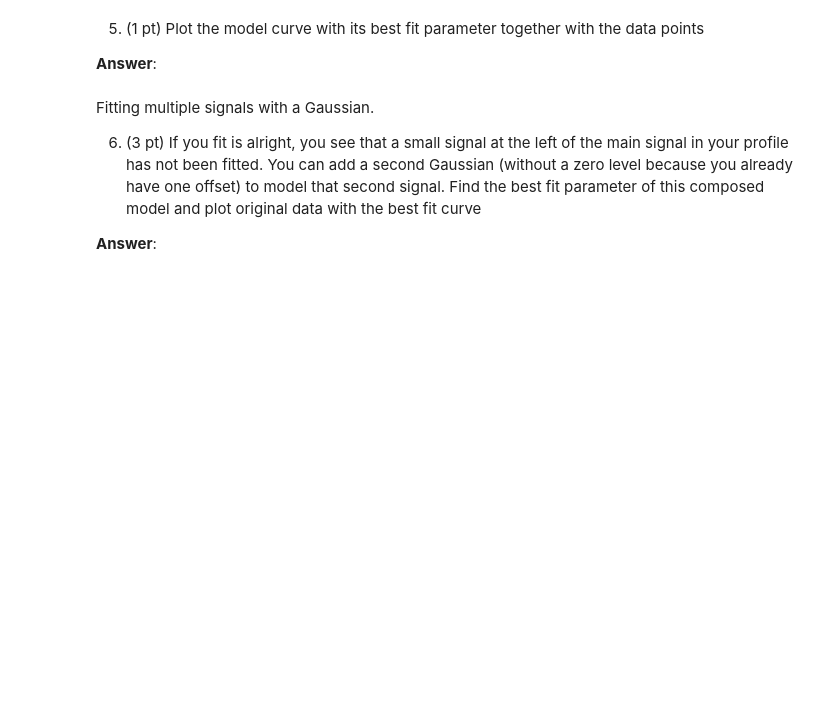
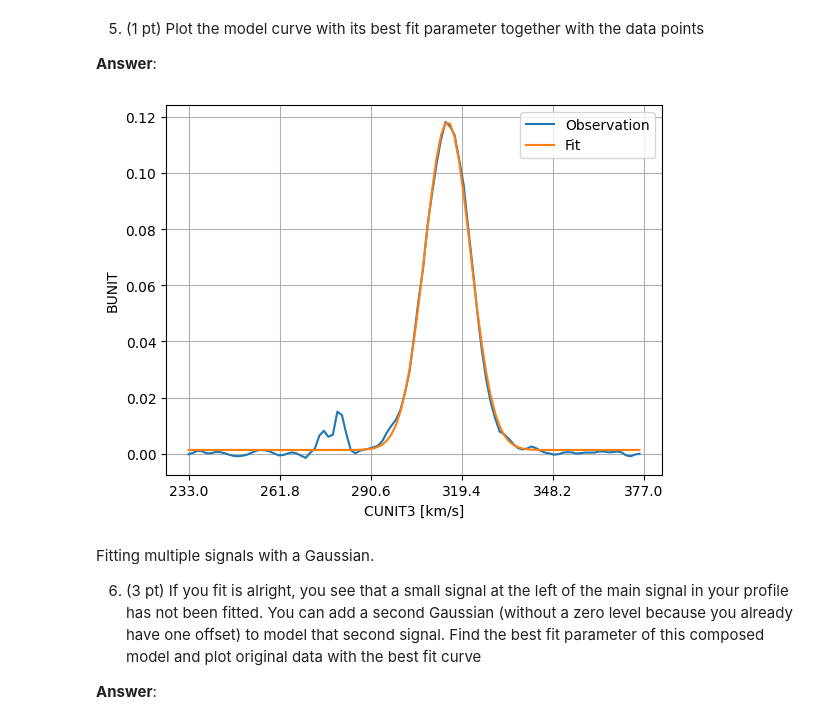
Before and after one commit to avalperezRUG/PROGNUM-repo, a Jupyter notebook: Task7/s6217338_Coursework7.ipynb, the cells around one changed output. Drawn from its saved outputs; the diff is of its cells as text; code cells hidden in the pictures; blank space fills up the shorter version.

```diff
--- a/Task7/s6217338_Coursework7.ipynb
+++ b/Task7/s6217338_Coursework7.ipynb
@@ -65,6 +156,9 @@ currentpoints += 0.0
    position ``mu`` with width ``sigma`` and offset with respect to the x axis of ``zero``
 
 **Answer**:
+# %%
+def f(x, amp, mu, sigma, zero):
+    return amp * np.exp( - ( x - mu ) ** 2 / ( 2 * sigma ** 2 ) ) + zero
 # %%
 # Leave unaltered
 totalpoints += 1
@@ -85,6 +187,14 @@ Initial estimates are essential for a good fit. If they are not close enough to
 4. (3 pt) For a least squares fit with function `scipy.optimize.curve_fit()` we need reasonable initial estimates. Find reasonable estimates and motivate why you think they are reasonable and then use them as argument ``p0`` in ``curve_fit()`` to find the best fit model parameters and their (scaled) standard errors
 
 **Answer**:
+# %%
+from scipy.optimize import curve_fit
+# A = 0.12, as that is the height observed
+# mu = 55, as that's the approx. vel. of the peak
+# sig = 10 (this was determined observationally, rather than rationally)
+# x_0 = 0, as there should be no offset with the x-axis
+p0_main = (0.12, 315, 10, 0)
+beta_main, pcov_main = curve_fit(f, vel_ticks, profile, p0=p0_main)
 # %%
 # Leave unaltered
 totalpoints += 3
@@ -93,6 +203,20 @@ currentpoints += 0.0
 5. (1 pt) Plot the model curve with its best fit parameter together with the data points
 
 **Answer**:
+# %%
+fig, ax = plt.subplots()
+ax.plot(profile,
+         label='Observation')
+ax.plot(f(vel_ticks, *beta_main),
+         label='Fit')
+ax.set_xlabel('CUNIT3 [km/s]')
+ax.set_ylabel('BUNIT')
+ax.grid()
+ax.legend()
+plt.xticks(ticks[::20], vel_ticks[::20])
+plt.show()
+# %% [output]
+[figure, added]
 # %%
 # Leave unaltered
 totalpoints += 1
```
Also changed, not shown: parts of 9 cells of this notebook, 4 other files.
